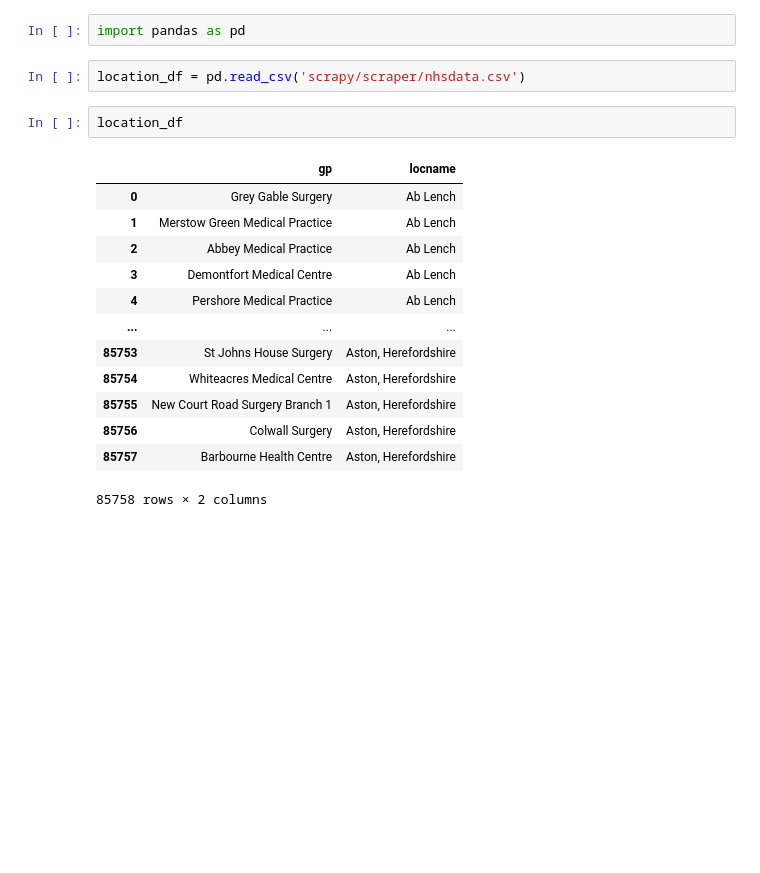
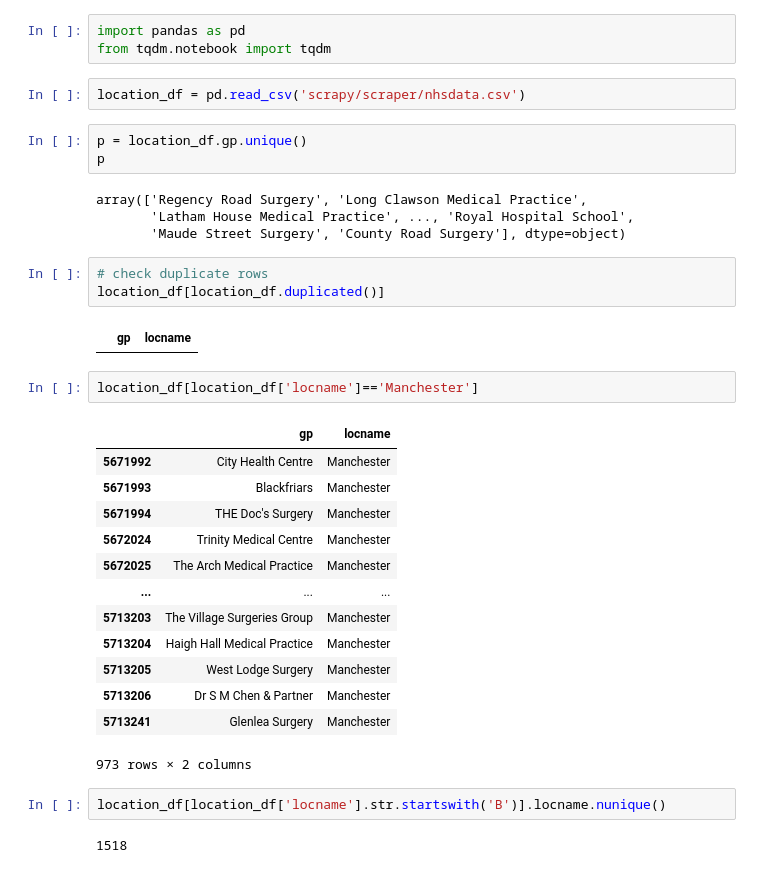
Before and after one commit to ZRQ0410/Year3-Project, a Jupyter notebook: Untitled.ipynb, the cells around one changed output. Drawn from its saved outputs; the diff is of its cells as text; blank space fills up the shorter version.

```diff
--- a/Untitled.ipynb
+++ b/Untitled.ipynb
@@ -1,20 +1,37 @@
 # %%
 import pandas as pd
+from tqdm.notebook import tqdm
 # %%
 location_df = pd.read_csv('scrapy/scraper/nhsdata.csv')
 # %%
-location_df
+p = location_df.gp.unique()
+p
 # %% [output]
-|  | gp | locname |
-| 0 | Grey Gable Surgery | Ab Lench |
-| 1 | Merstow Green Medical Practice | Ab Lench |
-| 2 | Abbey Medical Practice | Ab Lench |
-| 3 | Demontfort Medical Centre | Ab Lench |
-| 4 | Pershore Medical Practice | Ab Lench |
-| ... | ... | ... |
-| 85753 | St Johns House Surgery | Aston, Herefordshire |
-| 85754 | Whiteacres Medical Centre | Aston, Herefordshire |
-| 85755 | New Court Road Surgery Branch 1 | Aston, Herefordshire |
-| 85756 | Colwall Surgery | Aston, Herefordshire |
-| 85757 | Barbourne Health Centre | Aston, Herefordshire |
-85758 rows × 2 columns
+array(['Regency Road Surgery', 'Long Clawson Medical Practice',
+       'Latham House Medical Practice', ..., 'Royal Hospital School',
+       'Maude Street Surgery', 'County Road Surgery'], dtype=object)
+# %%
+# check duplicate rows
+location_df[location_df.duplicated()]
+# %% [output]
+|  | gp | locname |
+# %%
+location_df[location_df['locname']=='Manchester']
+# %% [output]
+|  | gp | locname |
+| 5671992 | City Health Centre | Manchester |
+| 5671993 | Blackfriars | Manchester |
+| 5671994 | THE Doc's Surgery | Manchester |
+| 5672024 | Trinity Medical Centre | Manchester |
+| 5672025 | The Arch Medical Practice | Manchester |
+| ... | ... | ... |
+| 5713203 | The Village Surgeries Group | Manchester |
+| 5713204 | Haigh Hall Medical Practice | Manchester |
+| 5713205 | West Lodge Surgery | Manchester |
+| 5713206 | Dr S M Chen & Partner | Manchester |
+| 5713241 | Glenlea Surgery | Manchester |
+973 rows × 2 columns
+# %%
+location_df[location_df['locname'].str.startswith('B')].locname.nunique()
+# %% [output]
+1518
```
Also changed, not shown: parts of 20 cells of this notebook, 1 other file.
